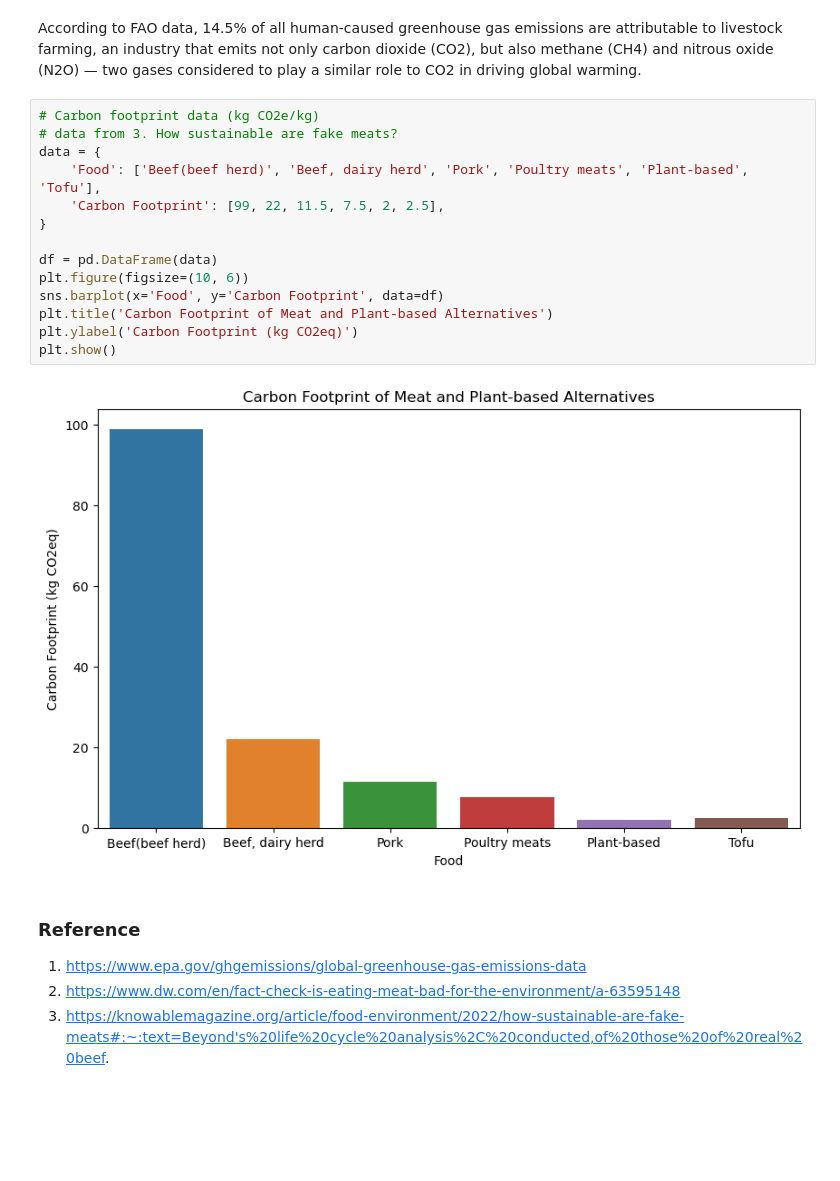
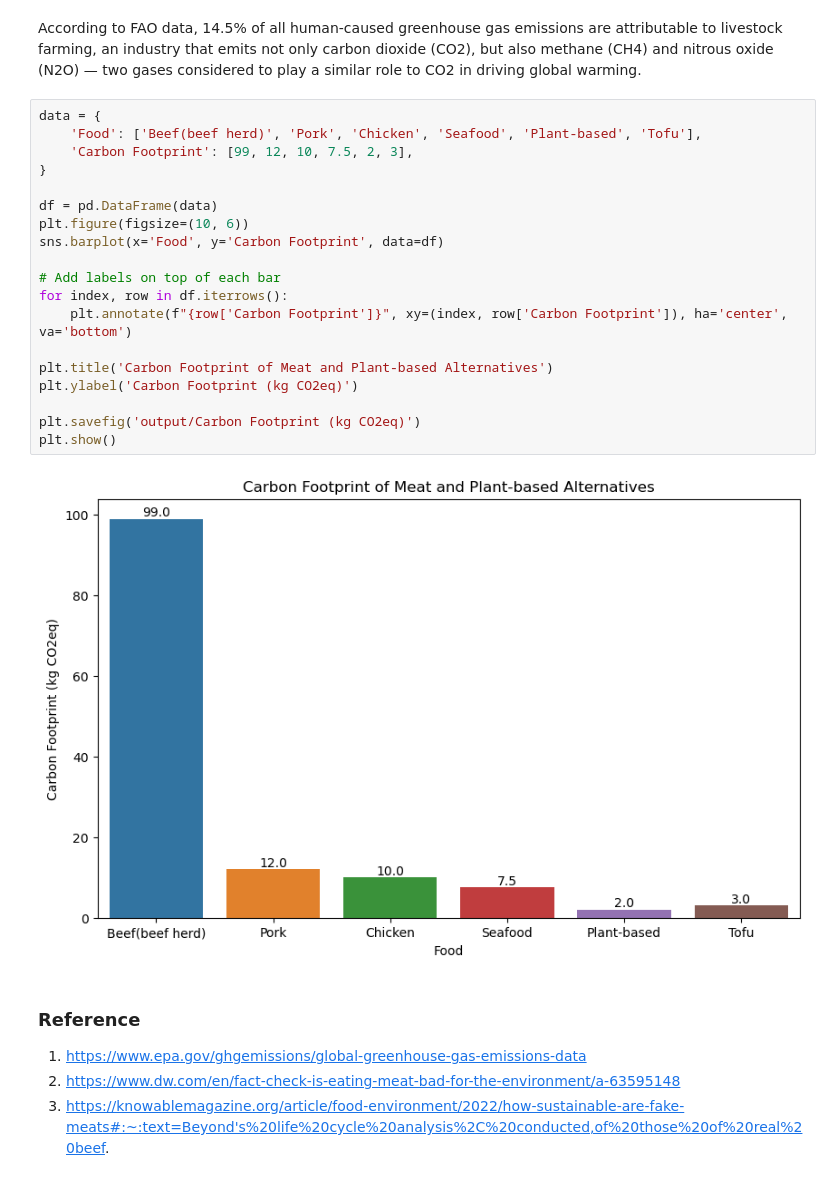
Before and after one commit to PPN271/Meat-Consumption-Project, a Jupyter notebook: Meat_consumption.ipynb, the cells around one changed output. Saved outputs shown, nothing was run; the diff lists cells and outputs as text; blank space fills up the shorter version.

```diff
--- a/Meat_consumption.ipynb
+++ b/Meat_consumption.ipynb
@@ -40,21 +43,26 @@ plt.show()
 # %% [markdown]
 According to FAO data, 14.5% of all human-caused greenhouse gas emissions are attributable to livestock farming, an industry that emits not only carbon dioxide (CO2), but also methane (CH4) and nitrous oxide (N2O) — two gases considered to play a similar role to CO2 in driving global warming.
 # %%
-# Carbon footprint data (kg CO2e/kg)
-# data from 3. How sustainable are fake meats?
 data = {
-    'Food': ['Beef(beef herd)', 'Beef, dairy herd', 'Pork', 'Poultry meats', 'Plant-based', 'Tofu'],
-    'Carbon Footprint': [99, 22, 11.5, 7.5, 2, 2.5],
+    'Food': ['Beef(beef herd)', 'Pork', 'Chicken', 'Seafood', 'Plant-based', 'Tofu'],
+    'Carbon Footprint': [99, 12, 10, 7.5, 2, 3],
 }
 
 df = pd.DataFrame(data)
 plt.figure(figsize=(10, 6))
 sns.barplot(x='Food', y='Carbon Footprint', data=df)
+
+# Add labels on top of each bar
+for index, row in df.iterrows():
+    plt.annotate(f"{row['Carbon Footprint']}", xy=(index, row['Carbon Footprint']), ha='center', va='bottom')
+
 plt.title('Carbon Footprint of Meat and Plant-based Alternatives')
 plt.ylabel('Carbon Footprint (kg CO2eq)')
+
+plt.savefig('output/Carbon Footprint (kg CO2eq)')
 plt.show()
 # %% [output]
-[figure, old version]
+[figure, new version]
 # %% [markdown]
 ### Reference
 1. https://www.epa.gov/ghgemissions/global-greenhouse-gas-emissions-data
```
Also changed, not shown: parts of 13 cells of this notebook, 35 other files.
